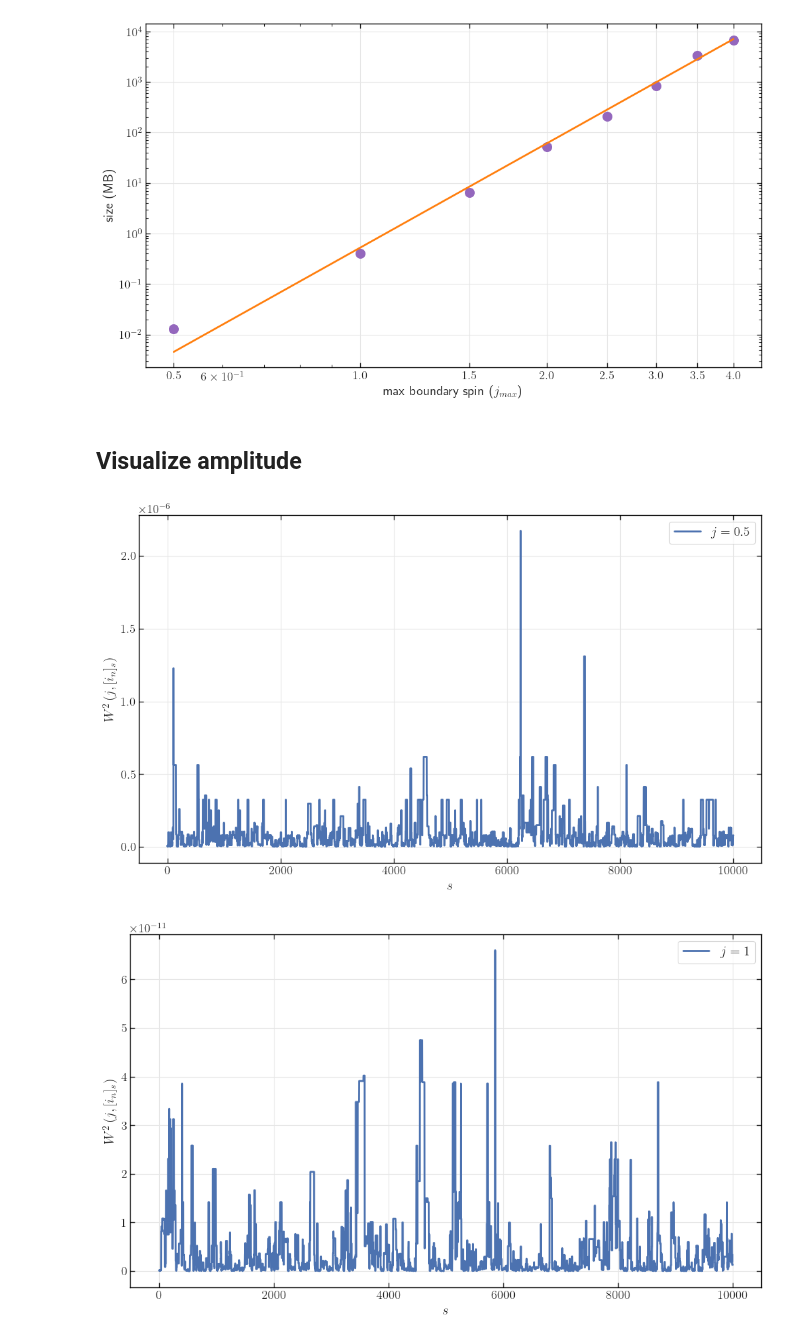
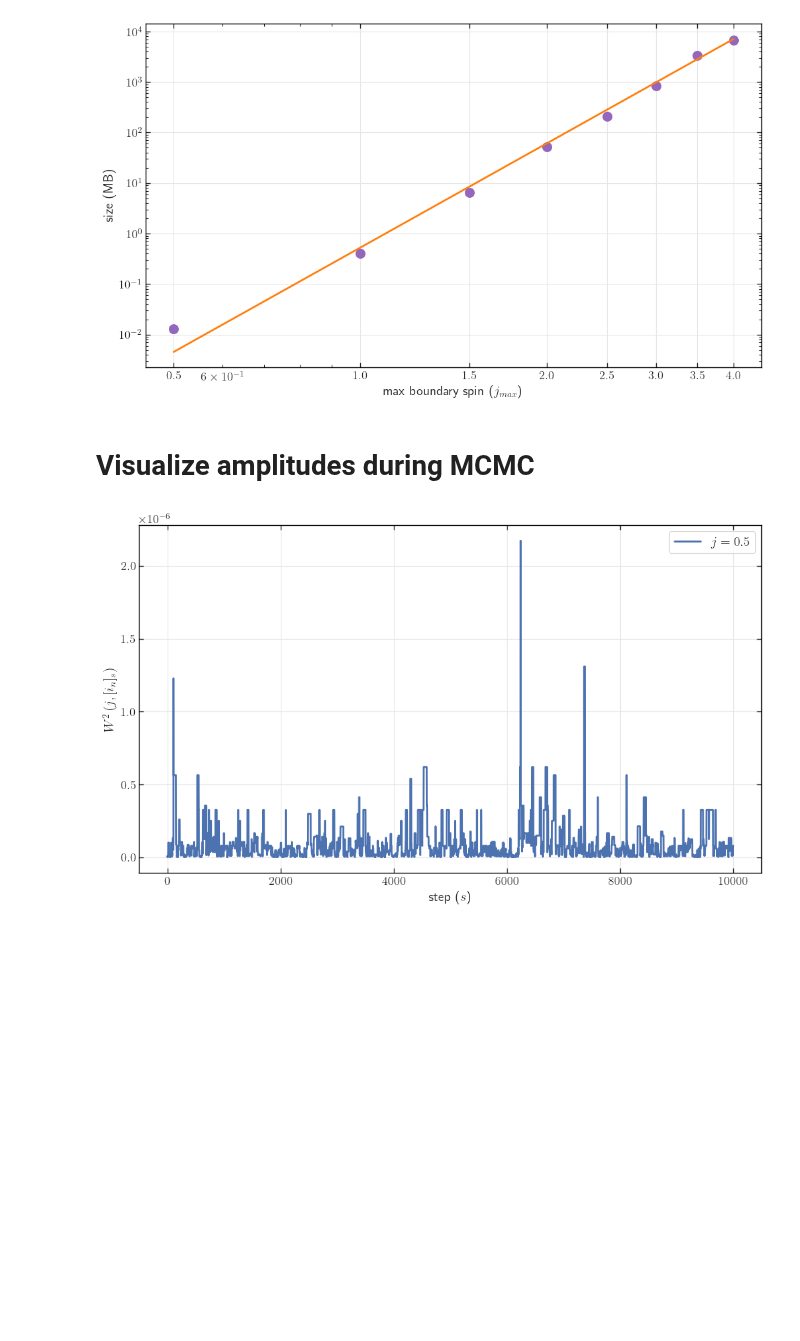
Before and after one commit to PietropaoloFrisoni/MCMC_16_cells_spinfoam, a Jupyter notebook: notebooks/Operators.ipynb, the cells around one changed output. Drawn from its saved outputs; the diff is of its cells as text; code cells hidden in the pictures; blank space fills up the shorter version.

```diff
--- a/notebooks/Operators.ipynb
+++ b/notebooks/Operators.ipynb
@@ -911,7 +911,7 @@ plt.show()
 # %% [output]
 [figure]
 # %% [markdown]
-## Visualize amplitude
+# Visualize amplitudes during MCMC
 # %%
 # Retrieves the amplitude squared along the first "number_of_steps" step of the chain
 def amplitude_squared_retrieve(
@@ -941,25 +941,24 @@ def amplitude_squared_retrieve(
 # %%
 for spin, sigma, length, burnin in zip(spins, sigmas, lengths, burnins):
 
     df = amplitude_squared_retrieve(
         data_folder, spin, length, sigma, burnin, chain=1, number_of_steps=10000
     )
 
     df.plot(
         x="step",
         y=["square_amplitude"],
         kind="line",
         grid="false",
         label=[r"$j = {}$".format(spin)],
         figsize=(12, 6.75),
     )
     plt.ylabel(r"$W^2 \left(j, [i_n]_s \right)$")
-    plt.xlabel(r"$s$")
+    plt.xlabel(r"step ($s$)")
     plt.legend(fontsize=14)
 
     printfile = f"./plots/squared_amplitude_MCMC_spin_{spin}"
     plt.savefig(printfile + ".svg")
     plt.show()
 # %% [output]
-[figure, old version]
+[figure, new version]
-[figure, removed]
```
Also changed, not shown: parts of 1 cell of this notebook, 8 other files.
